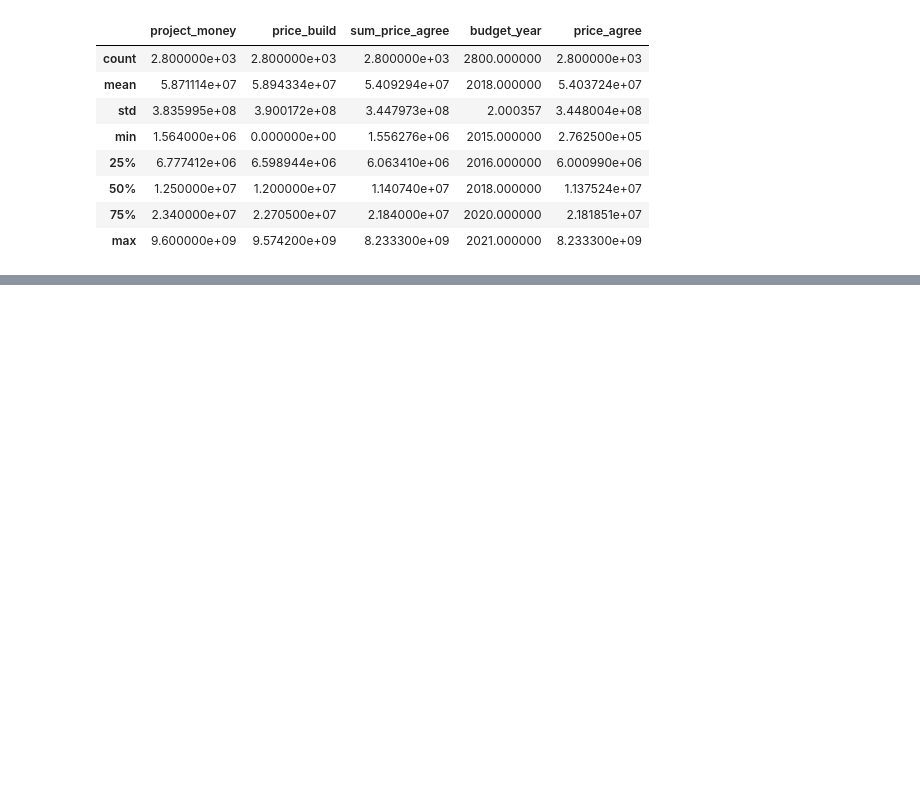
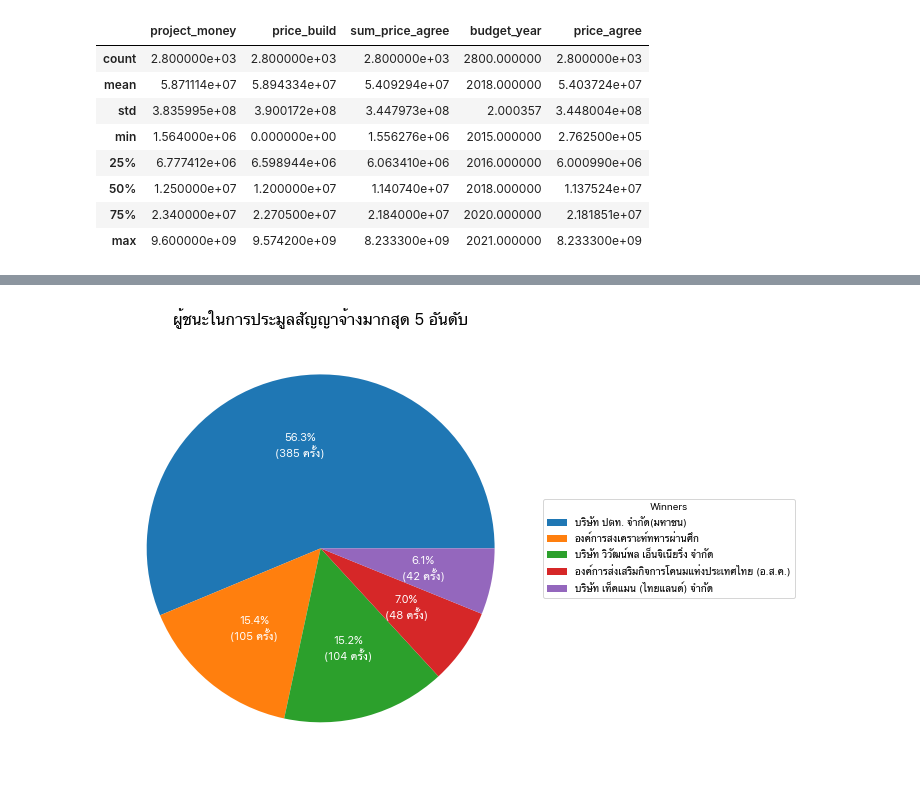
Before and after one commit to tunlaton11/DS4Biz_Assignment, a Jupyter notebook: DS4Biz_Assignment1_63070224.ipynb, the cells around one changed output, grey strips where cells are left out. Cells and saved outputs as stored; diff of their text form; code cells hidden in the pictures; blank space fills up the shorter version.

```diff
--- a/DS4Biz_Assignment1_63070224.ipynb
+++ b/DS4Biz_Assignment1_63070224.ipynb
@@ -274,0 +275,24 @@ df.groupby('winner')['winner'].count().sort_values(ascending=False).head(10).plo
+# %%
+# top 10 winner
+top_winner = df.groupby('winner')['winner'].count().sort_values(ascending=False).head(5)
+
+fig, ax = plt.subplots(figsize=(8, 8), subplot_kw=dict(aspect="equal"), facecolor='white')
+key = top_winner.keys()
+data = top_winner
+
+def func(pct, allvals):
+    absolute = int(np.round(pct/100.*np.sum(allvals)))
+    return "{:.1f}%\n({:d} ครั้ง)".format(pct, absolute)
+
+wedges, texts, autotexts = ax.pie(data, autopct=lambda pct: func(pct, data),
+                                  textprops=dict(color="w"))
+ax.legend(wedges, key,
+          title="Winners",
+          loc="center left",
+          bbox_to_anchor=(1, 0, 0.5, 1))
+
+plt.setp(autotexts, size=11, weight="bold")
+ax.set_title("ผู้ชนะในการประมูลสัญญาจ้างมากสุด 5 อันดับ", fontsize=16, weight="bold")
+plt.show()
+# %% [output]
+[figure, added]
```
Also changed, not shown: parts of 7 cells of this notebook.
